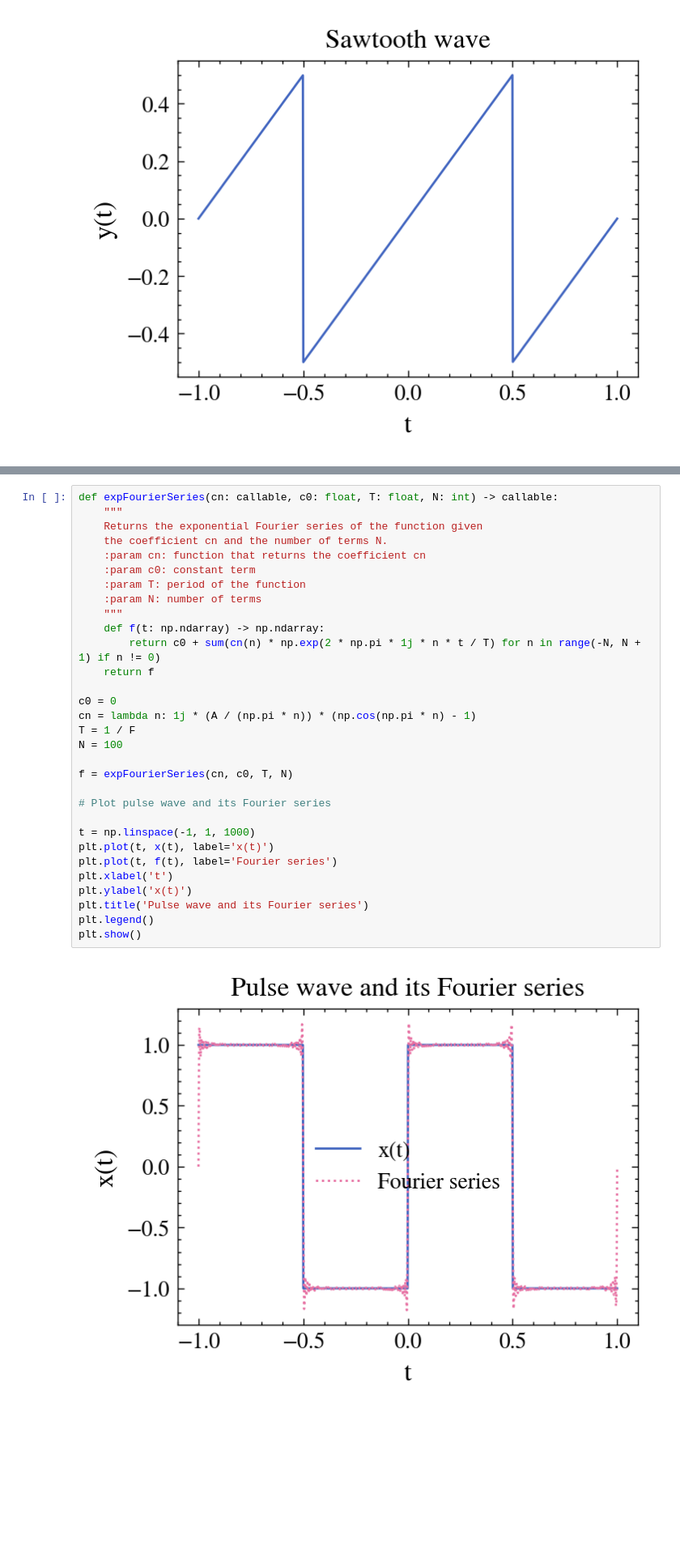
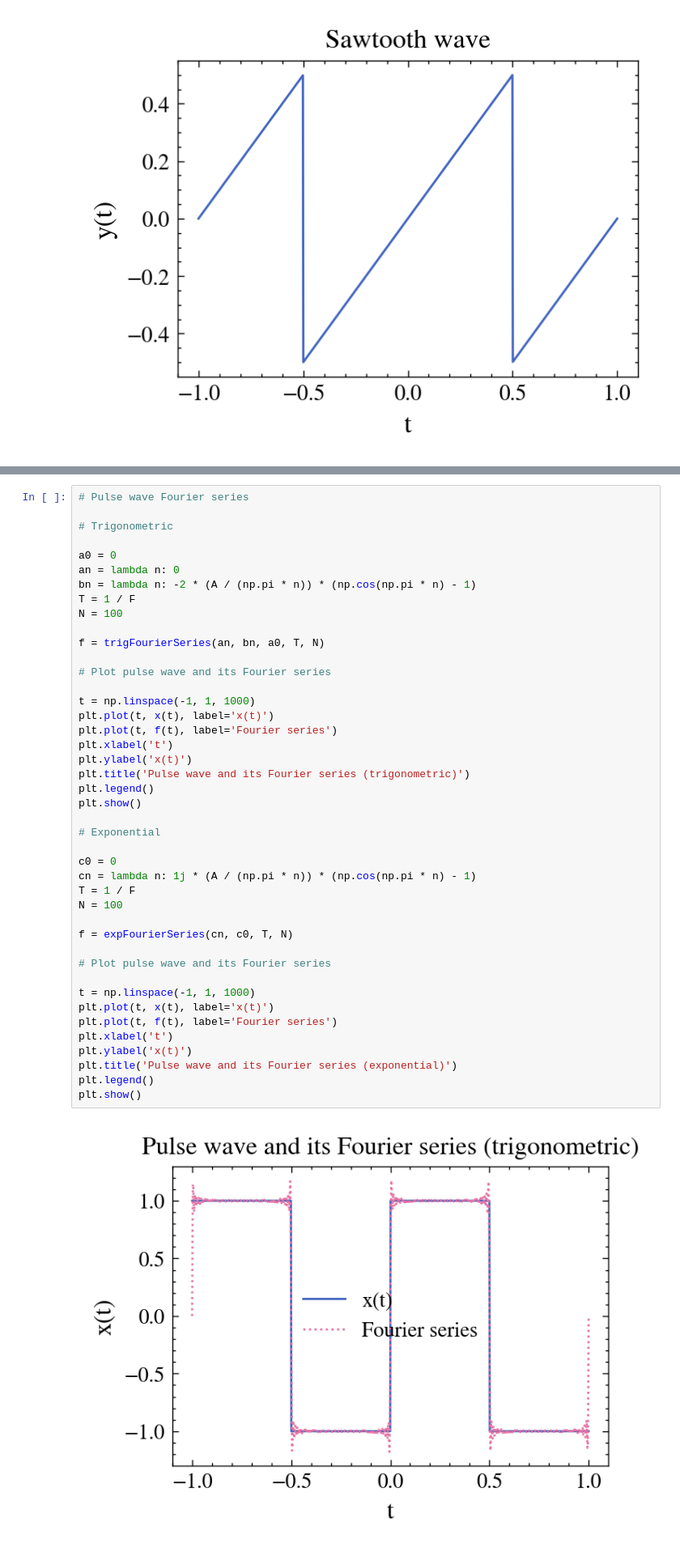
Before and after one commit to ignaschuemer7/TP1-AM3, a Jupyter notebook: better_caul_saul.ipynb, the cells around one changed output, grey strips where cells are left out. Shown: that part at 81% size. Cells and saved outputs as stored; diff of their text form; blank space fills up the shorter version.

```diff
--- a/better_caul_saul.ipynb
+++ b/better_caul_saul.ipynb
@@ -78,33 +64,45 @@ plt.show()
 # %%
-def expFourierSeries(cn: callable, c0: float, T: float, N: int) -> callable:
-    """
-    Returns the exponential Fourier series of the function given
-    the coefficient cn and the number of terms N.
-    :param cn: function that returns the coefficient cn
-    :param c0: constant term
-    :param T: period of the function
-    :param N: number of terms
-    """
-    def f(t: np.ndarray) -> np.ndarray:
-        return c0 + sum(cn(n) * np.exp(2 * np.pi * 1j * n * t / T) for n in range(-N, N + 1) if n != 0)
-    return f
+# Pulse wave Fourier series
+
+# Trigonometric
+
+a0 = 0
+an = lambda n: 0
+bn = lambda n: -2 * (A / (np.pi * n)) * (np.cos(np.pi * n) - 1)
+T = 1 / F
+N = 100
+
+f = trigFourierSeries(an, bn, a0, T, N)
+
+# Plot pulse wave and its Fourier series
+
+t = np.linspace(-1, 1, 1000)
+plt.plot(t, x(t), label='x(t)')
+plt.plot(t, f(t), label='Fourier series')
+plt.xlabel('t')
+plt.ylabel('x(t)')
+plt.title('Pulse wave and its Fourier series (trigonometric)')
+plt.legend()
+plt.show()
+
+# Exponential
 
 c0 = 0
 cn = lambda n: 1j * (A / (np.pi * n)) * (np.cos(np.pi * n) - 1)
 T = 1 / F
 N = 100
 
 f = expFourierSeries(cn, c0, T, N)
 
 # Plot pulse wave and its Fourier series
 
 t = np.linspace(-1, 1, 1000)
 plt.plot(t, x(t), label='x(t)')
 plt.plot(t, f(t), label='Fourier series')
 plt.xlabel('t')
 plt.ylabel('x(t)')
-plt.title('Pulse wave and its Fourier series')
+plt.title('Pulse wave and its Fourier series (exponential)')
 plt.legend()
 plt.show()
 # %% [output]
-[figure, old version]
+[figure, new version]
```
Also changed, not shown: parts of 11 cells of this notebook.
